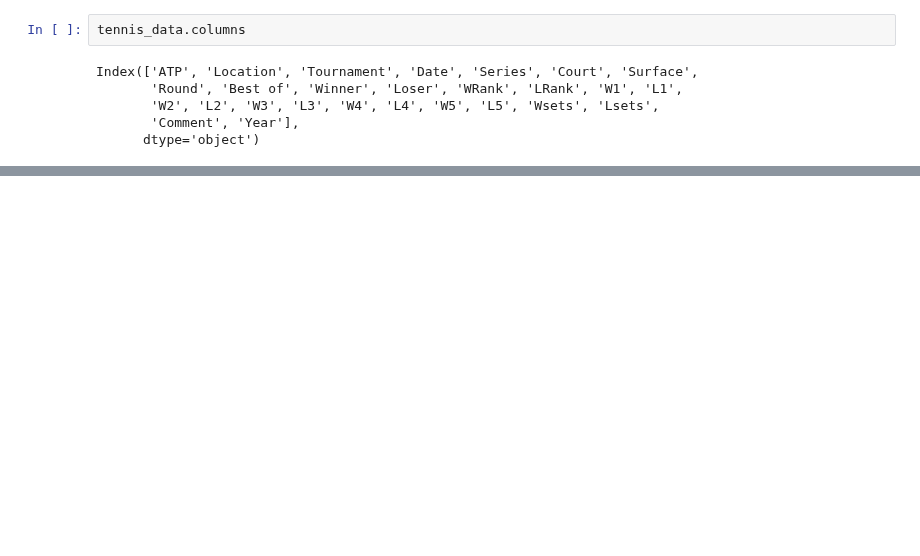
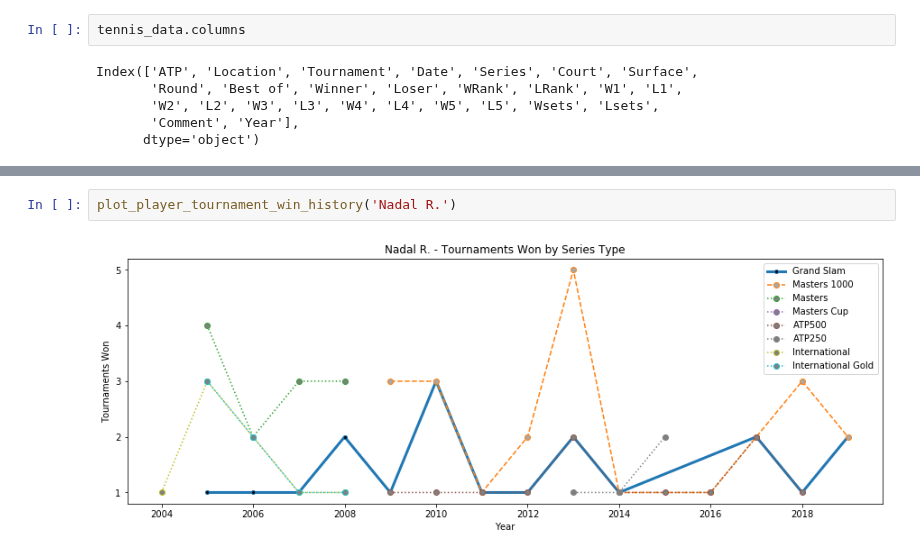
Before and after one commit to CSCI-5502/final-project, a Jupyter notebook: top-rivalries/ATP_Top_Rivalry_2000-2019.ipynb, the cells around one changed output, grey strips where cells are left out. Saved outputs shown, nothing was run; the diff lists cells and outputs as text; blank space fills up the shorter version.

```diff
--- a/top-rivalries/ATP_Top_Rivalry_2000-2019.ipynb
+++ b/top-rivalries/ATP_Top_Rivalry_2000-2019.ipynb
@@ -105,0 +205,4 @@ TypeError: size() got an unexpected keyword argument 'ascending'
+# %%
+plot_player_tournament_win_history('Nadal R.')
+# %% [output]
+[figure, added]
```
Also changed, not shown: parts of 29 cells of this notebook, 2 other files.
